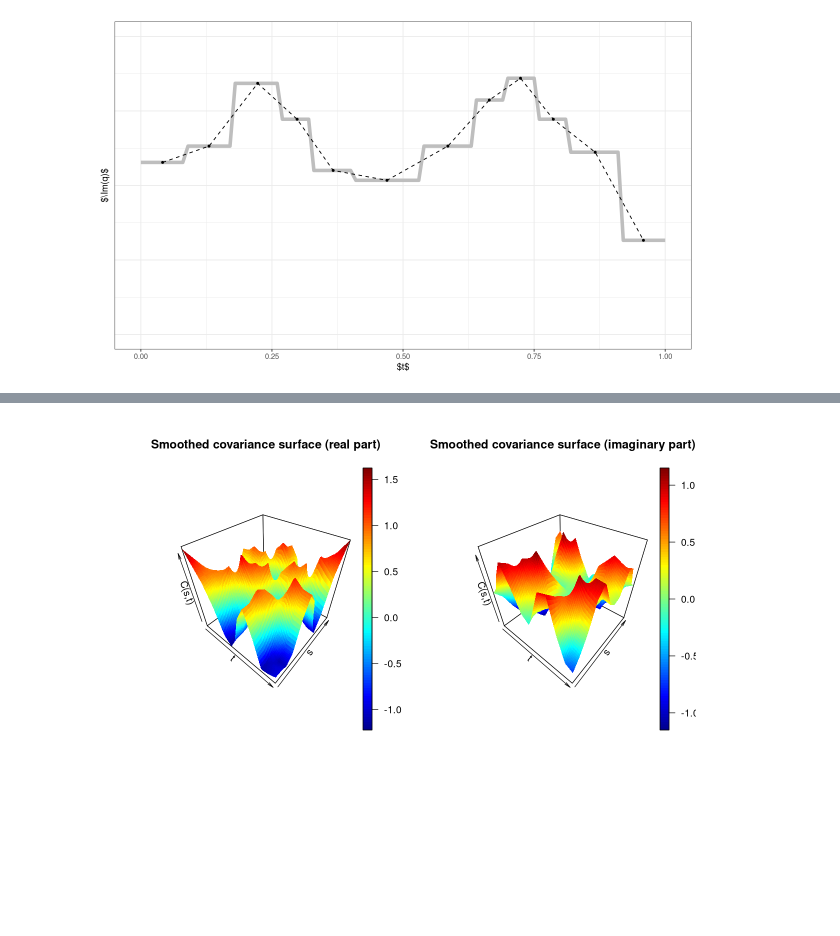
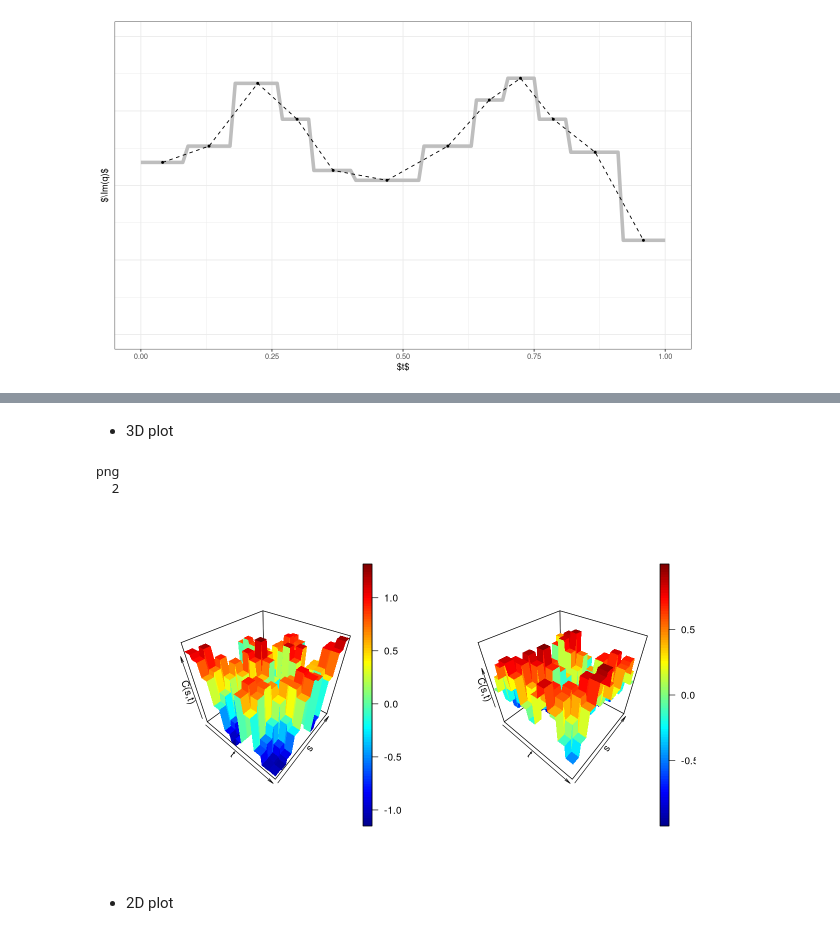
Before and after one commit to mpff/masterthesis, a Jupyter notebook: notebooks/Thesis_Plots.ipynb, the cells around one changed output, grey strips where cells are left out. Saved outputs shown, nothing was run; the diff lists cells and outputs as text; code cells hidden in the pictures; blank space fills up the shorter version.

```diff
--- a/notebooks/Thesis_Plots.ipynb
+++ b/notebooks/Thesis_Plots.ipynb
@@ -609,0 +614,3 @@ png
+# %%
+mean.smooth <- compute_elastic_proc2d_mean(data_curves, knots = knots, type = "smooth", penalty = 2, pfit_method = "linear")
+mean.poly <- compute_elastic_proc2d_mean(data_curves, knots = knots, type = "polygon", penalty = 2, pfit_method = "linear")
@@ -610,31 +635,49 @@ png
+# %%
+# Define covariance surface grid (s,t).
+arg.grid = seq(0, 1, by=0.01)
+cov.grid = expand.grid(t = arg.grid, s = arg.grid)
+
+# Cov surfaces
+cov_fit.smooth <- mean.smooth$fit$cov_fit
+cov_fit.poly <- mean.poly$fit$cov_fit
+
+# Evaluate fit on grid - smooth
+cov.smooth.re = predict(cov_fit.smooth$re, newdata = cov.grid)
+cov.smooth.im = predict(cov_fit.smooth$im, newdata = cov.grid)
+cov.smooth <- data.frame(t=cov.grid$t,s=cov.grid$s,re=cov.smooth.re,im=cov.smooth.im)
+
+# Evaluate fit on grid - polygon
+cov.poly.re = predict(cov_fit.poly$re, newdata = cov.grid)
+cov.poly.im = predict(cov_fit.poly$im, newdata = cov.grid)
+cov.poly <- data.frame(t=cov.grid$t,s=cov.grid$s,re=cov.poly.re,im=cov.poly.im)
+# %% [markdown]
+* 3D plot
 # %%
 plot_cov_surface<- function(cov_fit, h=0.01){
   # Define covariance surface grid (s,t).
   arg.grid = seq(0, 1, by=h)
   cov.grid = expand.grid(t = arg.grid, s = arg.grid)
   # Evaluate fit on grid.
   cov.re = predict(cov_fit$re, newdata = cov.grid)
   cov.im = predict(cov_fit$im, newdata = cov.grid)
 
   par(mfrow=c(1,2), mar=c(4,4,4,1), oma=c(0.5,0.5,0.5,0))
   # From 'fdapace/src/R/CreateCovPlot.R'
-  args1 <- list(
-    xlab='t', ylab='s', zlab = 'C(s,t)',
-    main = 'Smoothed covariance surface (real part)',
-    col.palette = viridis(10)
-  )
-  args2 = list (x = arg.grid, y = arg.grid, z = matrix(cov.re, nrow=101))
+  args1 <- list(xlab='t', ylab='s', zlab = 'C(s,t)', col.palette = viridis(10))
+  args2 = list(x = arg.grid, y = arg.grid, z = matrix(cov.re, nrow=101))
   do.call(plot3D::persp3D, c(args2, args1))
 
   # From 'fdapace/src/R/CreateCovPlot.R'
-  args1 <- list(
-    xlab='t', ylab='s', zlab = 'C(s,t)',
-    main = 'Smoothed covariance surface (imaginary part)'
-  )
+  args1 <- list(xlab='t', ylab='s', zlab = 'C(s,t)', col.palette = viridis(10))
   args2 = list (x = arg.grid, y = arg.grid, z = matrix(cov.im,nrow=101))
   do.call(plot3D::persp3D, c(args2, args1))
 }
 
-plot_cov_surface(mean1$fit$cov_fit)
+tikzDevice::tikz(file = "../tex/graphics/3-cov3d.tex", width = 6, height = 3)
+plot_cov_surface(cov_fit.poly)
+dev.off()
+plot_cov_surface(cov_fit.poly)
 # %% [output]
+png
+  2
-[figure, old version]
+[figure, new version]
@@ -650 +684,3 @@ cov <- data.frame(t=cov.grid$t,s=cov.grid$s,re=cov.re,im=cov.im)
+# %% [markdown]
+* 2D plot
 # %%
```
Also changed, not shown: parts of 10 cells of this notebook, 19 other files.
